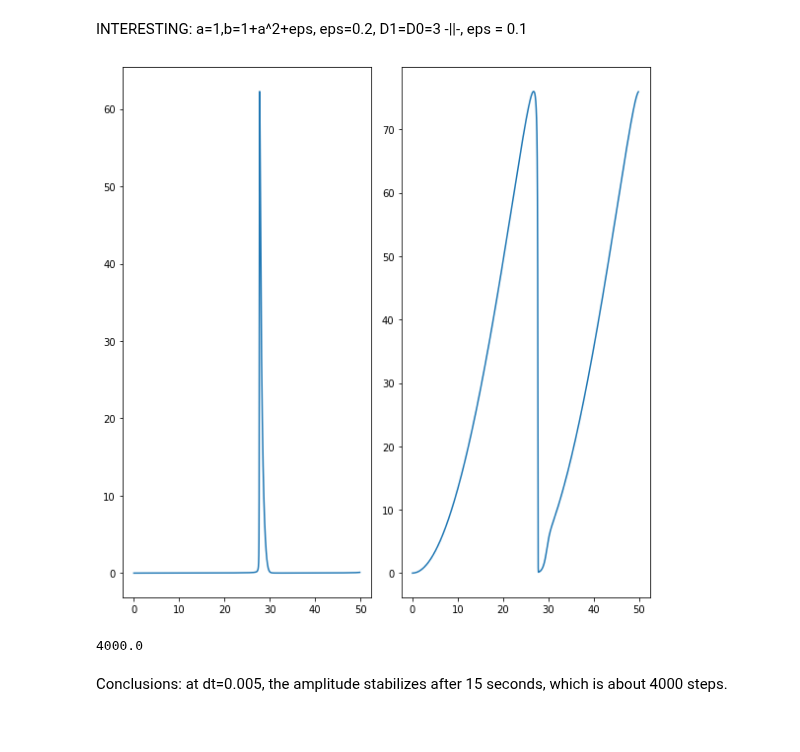
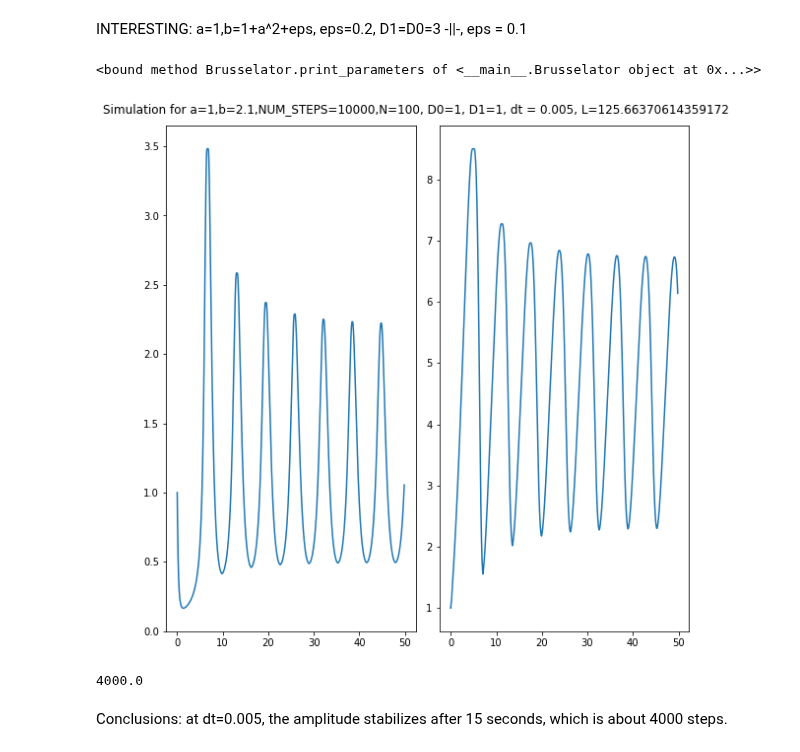
Before and after one commit to l-ada/Turing-models, a Jupyter notebook: brusselator.ipynb, the cells around one changed output. Saved outputs shown, nothing was run; the diff lists cells and outputs as text; code cells hidden in the pictures.

Commit message:
added parameter printing to plots

```diff
--- a/brusselator.ipynb
+++ b/brusselator.ipynb
@@ -386,8 +387,8 @@ D0 = 1
 D1 = 1
 # L = 30
 eps = 0.1
-a = 0.5
-b = 3
+a = 1
+b = 2.1
 br = Brusselator(a=a, b=b,D0 = D0, D1 = D1,NUM_STEPS=10**4, dt= 0.005, method =pseudo_spectral)
 time, u , v = perform_simulation(br,save_full= True)
 # %% [output]
@@ -407,35 +408,38 @@ def calculate_amplitude_sq(data, index=-1):
 def plot_amplitude_convergence(data):
     size_data = data.shape[0]
     amplitudes = []
     for i in range(size_data):
         amplitudes.append(calculate_amplitude_sq(data,i).copy())
     return amplitudes
 
 final_amplitude_u = np.array(plot_amplitude_convergence(u))
 final_amplitude_v = plot_amplitude_convergence(v)
 # vmin = np.min(final_amplitude)
 # vmax = np.max(final_amplitude)
 # print(f"shape = {final_amplitude_u.shape}")
 # print(final_amplitude_u[0:5])
 n=len(time)-30
 # print(tim
+print(br.print_parameters)
 fig = plt.figure(figsize=(8.0,8.0) )
+fig.suptitle(br.print_parameters())
 ax1 = fig.add_subplot(121)
 ax2 = fig.add_subplot(122)
 ax1.plot(time[:n], final_amplitude_u[:n])
 # This works
 ax2.plot(time[:n], final_amplitude_v[:n])
 
 # This doesnt
 # ax2.plot(time, final_amplitude_v)
 
 fig.tight_layout()
 
 plt.show()
 print(f"{20/br.dt}")
 # %% [output]
+<bound method Brusselator.print_parameters of <__main__.Brusselator object at 0x...>>
-[figure, old version]
+[figure, new version]
-4000.0
+4000.0
 # %%
 # def plot_amplitude(ax, data, time):
 # %% [markdown]
```
Also changed, not shown: parts of 1 cell of this notebook.
